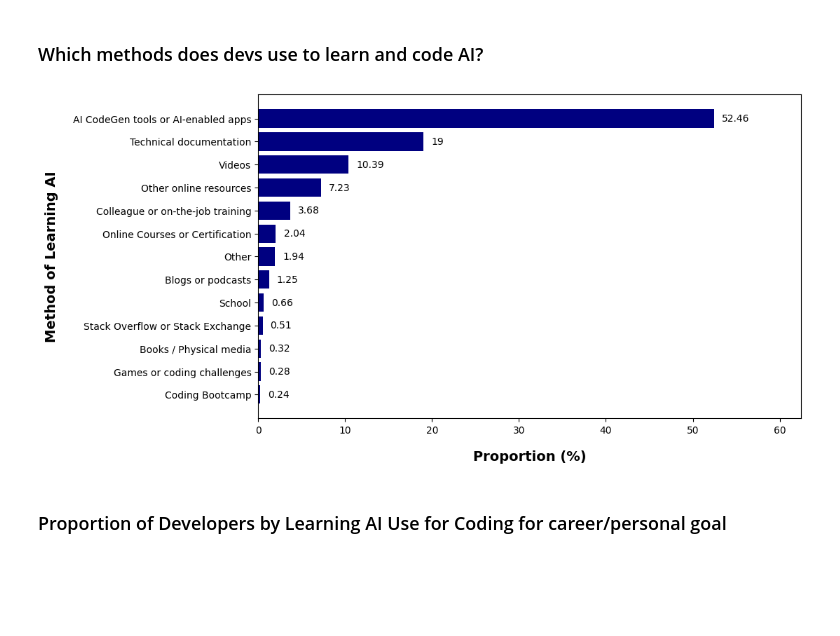
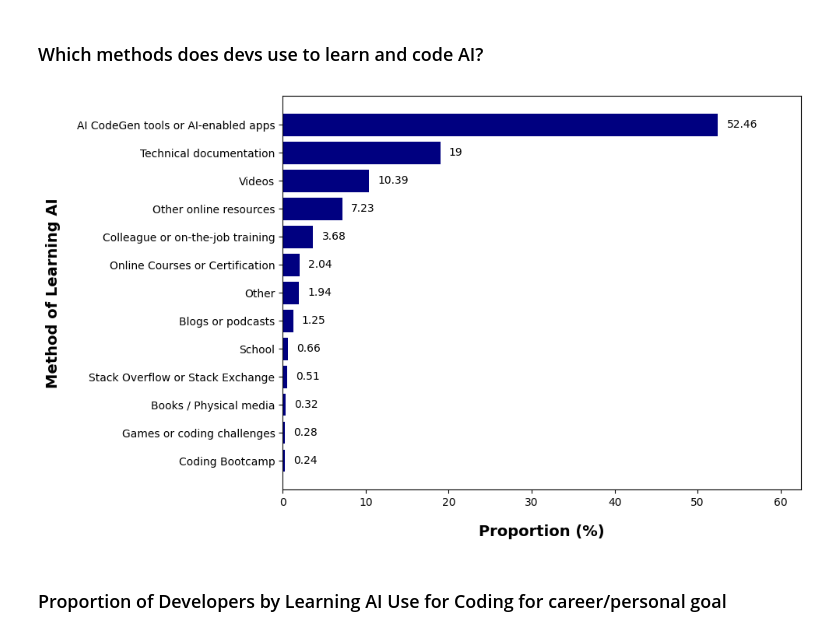
Before and after one commit to huyqng1412/IT680_Effectiveness-of-AI-in-CS, a Jupyter notebook: ai_cs_analysis.ipynb, the cells around one changed output. Saved outputs shown, nothing was run; the diff lists cells and outputs as text; code cells hidden in the pictures; blank space fills up the shorter version.

Commit message:
Saved all charts into the 'charts' folder

```diff
--- a/ai_cs_analysis.ipynb
+++ b/ai_cs_analysis.ipynb
@@ -648,17 +654,20 @@ plt.show()
 # %%
 fig, ax = plt.subplots(figsize=(10, 6))
 
 aihow_first_only = aihow_first_only.sort_values(by='Proportion', ascending=True)
 fig = plt.barh(aihow_first_only['AILearnHow'], aihow_first_only['Proportion'], color='navy')
 
 ax.set_xlabel('Proportion (%)', fontsize=14, fontweight='bold', labelpad=15)
 ax.set_ylabel('Method of Learning AI', fontsize=14, fontweight='bold', labelpad=15)
 ax.bar_label(fig, padding=8)
 ax.set_xlim(right=aihow_first_only['Proportion'].max() + 10)
 
+plt.tight_layout()
+
+plt.savefig('charts/ai_learning_method_bar_chart.pdf', dpi=300, bbox_inches='tight', format='pdf')
 plt.show()
 # %% [output]
-[figure, old version]
+[figure, new version]
 # %% [markdown]
 ### Proportion of Developers by Learning AI Use for Coding for career/personal goal
 # %%
```
Also changed, not shown: parts of 14 cells of this notebook, 11 other files.
